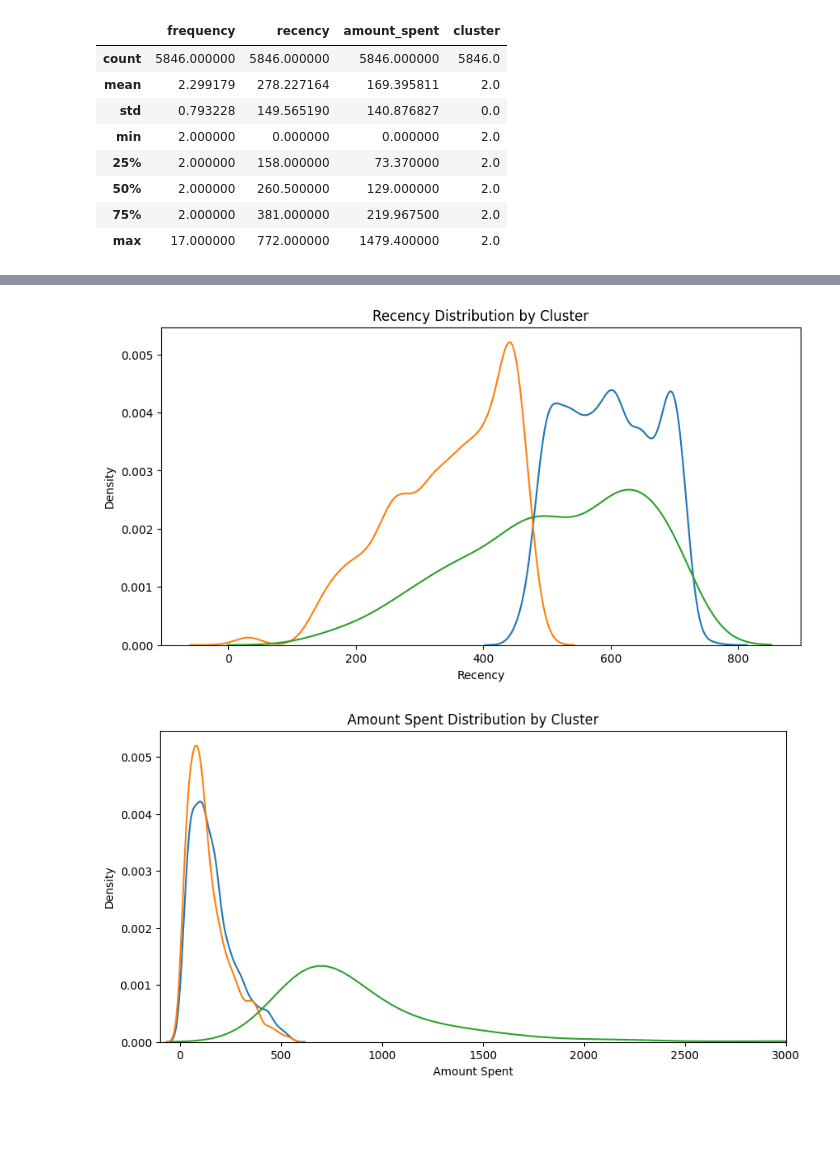
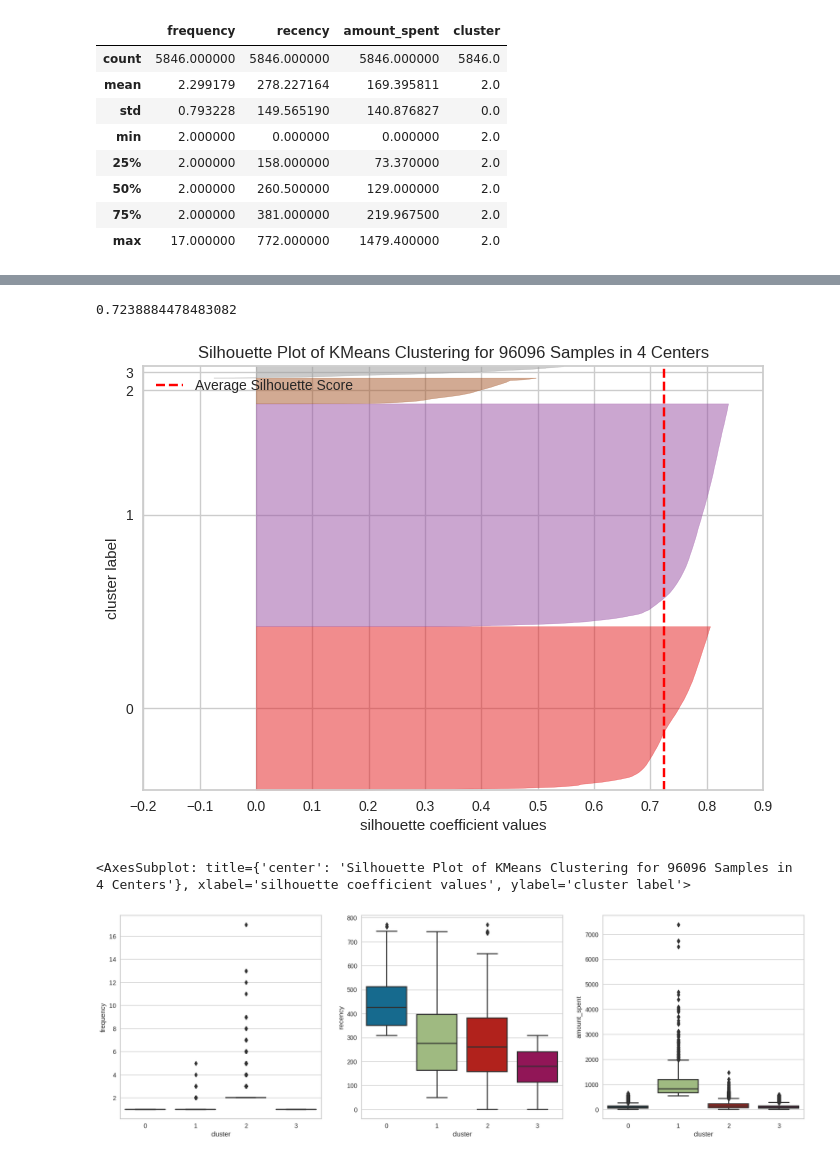
Before and after one commit to ThomasMeb/Projet_4, a Jupyter notebook: Mebarki_Thomas_notebook_essais_022023.ipynb, the cells around one changed output, grey strips where cells are left out. Cells and saved outputs as stored; diff of their text form; code cells hidden in the pictures; blank space fills up the shorter version.

```diff
--- a/Mebarki_Thomas_notebook_essais_022023.ipynb
+++ b/Mebarki_Thomas_notebook_essais_022023.ipynb
@@ -275,25 +246,28 @@ plt.show()
-# %%
-#plot the distribution of recency for each cluster
-plt.figure(figsize=(10,5))
-sns.kdeplot(data_f_cluster0['recency'], label='Cluster 0', legend=True)
-sns.kdeplot(data_f_cluster1['recency'], label='Cluster 1', legend=True)
-sns.kdeplot(data_f_cluster2['recency'], label='Cluster 2', legend=True)
-plt.title('Recency Distribution by Cluster')
-plt.xlabel('Recency')
-plt.ylabel('Density')
-plt.show()
-# %% [output]
-[figure, removed]
-# %%
-#plot the distribution of amount spent for each cluster
-plt.figure(figsize=(10,5))
-sns.kdeplot(data_f_cluster0['amount_spent'], label='Cluster 0', legend=True)
-sns.kdeplot(data_f_cluster1['amount_spent'], label='Cluster 1', legend=True)
-sns.kdeplot(data_f_cluster2['amount_spent'], label='Cluster 2', legend=True)
-plt.title('Amount Spent Distribution by Cluster')
-plt.xlabel('Amount Spent')
-plt.ylabel('Density')
-plt.xlim(-100,3000)
-plt.show()
-# %% [output]
-[figure, removed]
+# %%
+#Silhouette score
+from sklearn.metrics import silhouette_score
+silhouette_score(data_scaled, kmeans.labels_)
+# %% [output]
+0.7238884478483082
+# %%
+#import silhouette visualizer
+from yellowbrick.cluster import SilhouetteVisualizer
+
+# Instantiate the clustering model and visualizer
+model = KMeans(4)
+visualizer = SilhouetteVisualizer(model)
+
+visualizer.fit(data_scaled)    # Fit the data to the visualizer
+visualizer.poof()    # Draw/show/poof the data
+# %% [output]
+[figure, added]
+<AxesSubplot: title={'center': 'Silhouette Plot of KMeans Clustering for 96096 Samples in 4 Centers'}, xlabel='silhouette coefficient values', ylabel='cluster label'>
+# %%
+#boxplots for each cluster
+fig, ax = plt.subplots(1,3,figsize=(20,6))
+sns.boxplot(x='cluster', y='frequency', data=data, ax=ax[0])
+sns.boxplot(x='cluster', y='recency', data=data, ax=ax[1])
+sns.boxplot(x='cluster', y='amount_spent', data=data, ax=ax[2])
+plt.show()
+# %% [output]
+[figure, added]
```
Also changed, not shown: parts of 17 cells of this notebook.
